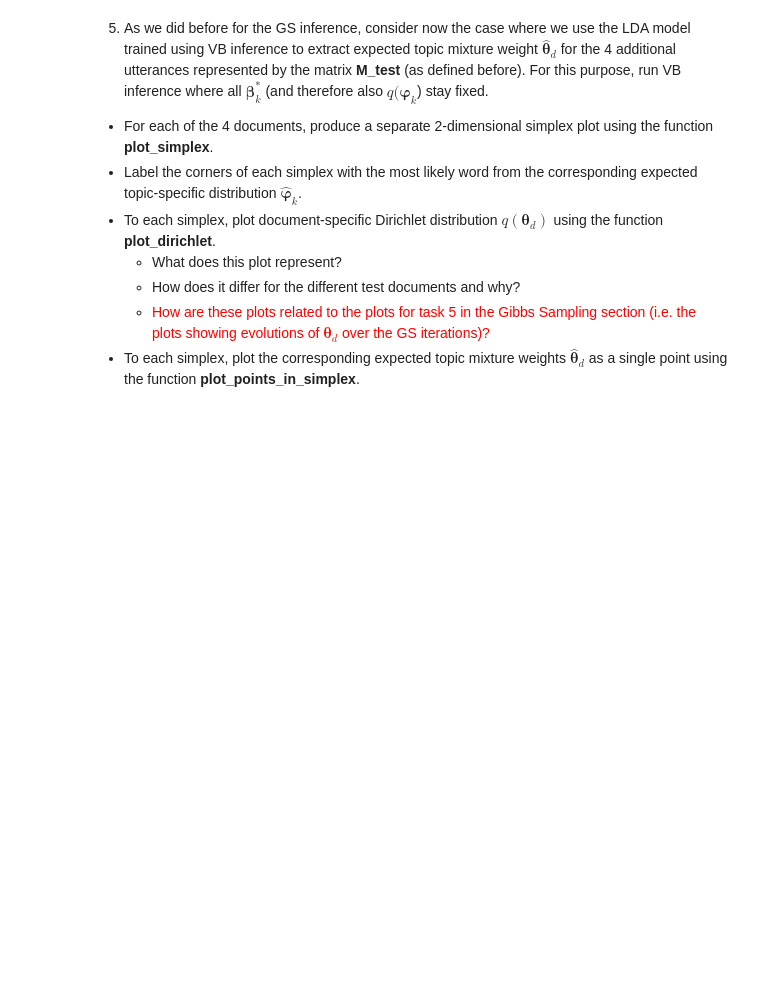
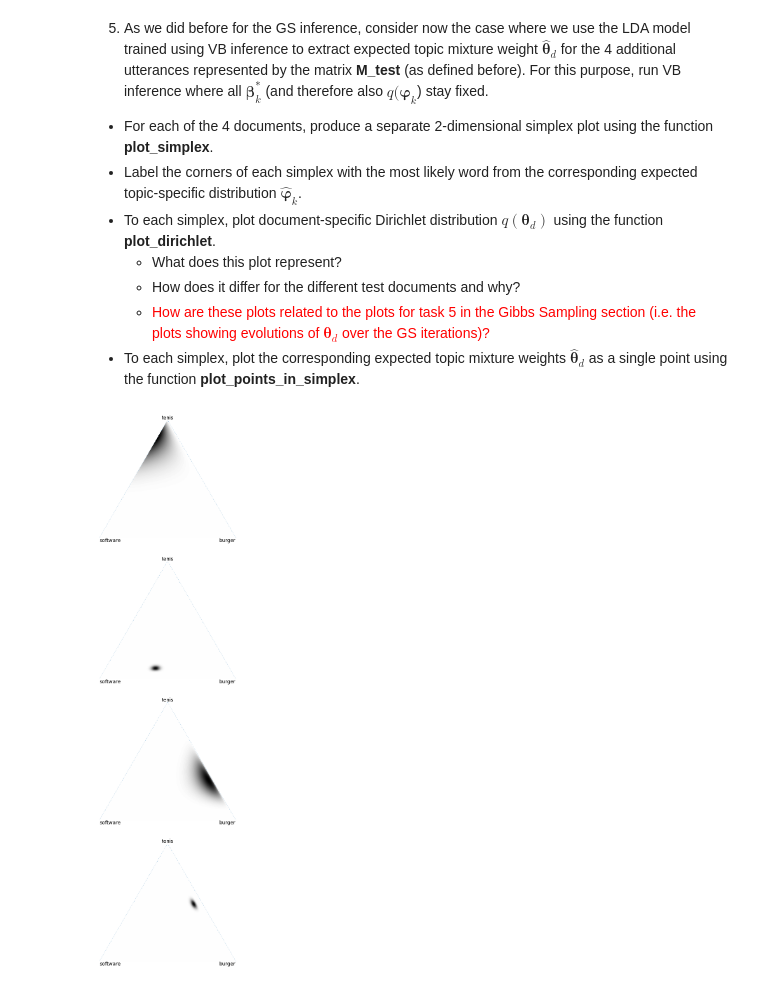
Before and after one commit to ankimme/vut-baya-bayesian-lda, a Jupyter notebook: BAYa_Assignment2022.ipynb, the cells around one changed output. Saved outputs shown, nothing was run; the diff lists cells and outputs as text; code cells hidden in the pictures; blank space fills up the shorter version.

```diff
--- a/BAYa_Assignment2022.ipynb
+++ b/BAYa_Assignment2022.ipynb
@@ -620,0 +636,56 @@ plot_topic_distributions(Phi_vb, vocabulary)
+# %%
+ro_dvk = np.zeros((D_test,V,K), dtype='float')
+C_dvk = np.zeros((D_test,V,K), dtype='float')
+
+# initialize alpha again
+alpha=np.abs(np.random.randn(D_test,K))
+
+ITERATIONS = 50
+
+for i in range(ITERATIONS):
+    # -------- 2 --------
+    for d in range(D_test):
+        for v in range(V):
+            for k in range(K):
+                # calculate ln_ro_dvk
+                ln_ro_dvk = 0
+                ln_ro_dvk += digamma(alpha[d, k])
+                ln_ro_dvk -= digamma(alpha.sum(axis=1)[d])
+                ln_ro_dvk += digamma(beta[k, v])
+                ln_ro_dvk -= digamma(beta.sum(axis=1)[k])
+
+                # calculate ro_dvk
+                ro_dvk[d,v,k] = np.e**ln_ro_dvk
+
+    for d in range(D_test):
+        for v in range(V):
+            denominator = ro_dvk.sum(axis=2)
+            for k in range(K):
+                pi_dvk = ro_dvk[d, v, k] / denominator[d, v]
+                C_dvk[d, v, k] = pi_dvk * M_test[d, v]
+
+    # -------- 3 --------
+    for d in range(D_test):
+        for k in range(K):
+            alpha[d, k] = alpha0[k] + C_dvk.sum(axis=1)[d, k]
+
+
+# Theta_test = np.zeros((D_test, K), dtype="float")
+
+# for d in range(D):
+#     normalizer = alpha.sum(axis=1)[d]
+#     for k in range(K):
+#         Theta_test[d, k] = alpha[d, k] / normalizer
+
+plt.figure(figsize=(5,20))
+# plt.subplots(4)
+
+markers = ['+', 'x', '^', '*']
+colors = ['r', 'b', 'g', 'm']
+# for i, t in enumerate(Theta_test):
+for d in range(D_test):
+    plt.subplot(D_test, 1, d+1)
+    plot_simplex([vocabulary[np.argmax(p)] for p in Phi_vb])
+    plot_dirichlet(alpha[d])
+# %% [output]
+[figure, added]
```
Also changed, not shown: parts of 12 cells of this notebook.
